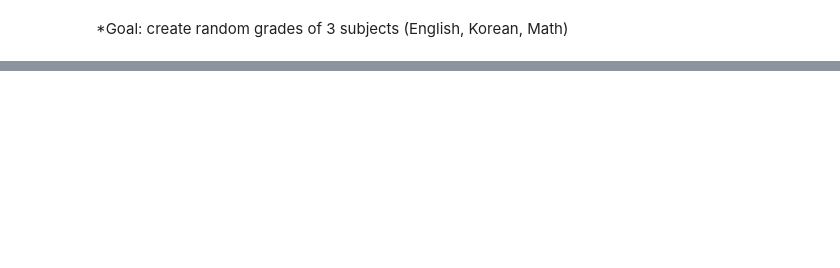
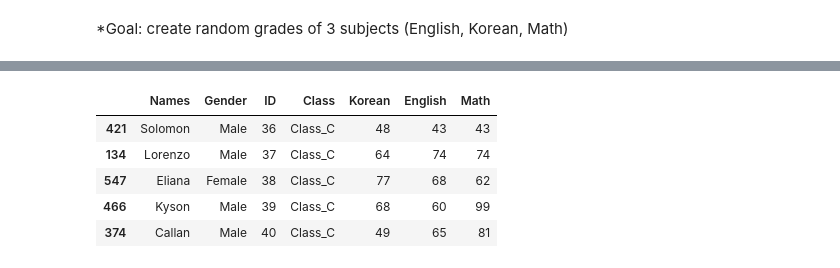
Before and after one commit to MK316/applications, a Jupyter notebook: names1000_2021.ipynb, the cells around one changed output, grey strips where cells are left out. Saved outputs shown, nothing was run; the diff lists cells and outputs as text; code cells hidden in the pictures; blank space fills up the shorter version.

```diff
--- a/names1000_2021.ipynb
+++ b/names1000_2021.ipynb
@@ -126,0 +76,41 @@ data2.head()
+# %%
+#@markdown Create dataframe with random grades for a subject:
+
+#@markdown Todo: Write the name of the subject in a popup window. (e.g., Korean, English, Math)
+
+
+eg = np.random.normal(58, 20, 10000)
+kg = np.random.normal(62, 10, 10000)
+mg = np.random.normal(52, 30, 10000)
+
+eg1 = [s for s in eg if 20 < s < 100.1]
+kg1 = [s for s in kg if 40 < s < 100.1]
+mg1 = [s for s in mg if 30 < s < 100.1]
+
+eg2 = []
+for i in range(0,len(eg1)):
+  m = round(eg1[i])
+  eg2.append(m)
+
+kg2 = []
+for i in range(0,len(kg1)):
+  m = round(kg1[i])
+  kg2.append(m)
+
+mg2 = []
+for i in range(0,len(mg1)):
+  m = round(mg1[i])
+  mg2.append(m)
+
+# Random sampling of 120 for each subject
+
+kgrade = random.sample(kg2,120)
+egrade = random.sample(eg2,120)
+mgrade = random.sample(mg2,120)
+
+# subj = input()
+# subject = str(subj)
+
+data['Korean'] = kgrade
+data['English'] = egrade
+data['Math'] = mgrade
@@ -127 +141,10 @@ data2.head()
+# %%
+data.tail()
+# %% [output]
+|  | Names | Gender | ID | Class | Korean | English | Math |
+| 421 | Solomon | Male | 36 | Class_C | 48 | 43 | 43 |
+| 134 | Lorenzo | Male | 37 | Class_C | 64 | 74 | 74 |
+| 547 | Eliana | Female | 38 | Class_C | 77 | 68 | 62 |
+| 466 | Kyson | Male | 39 | Class_C | 68 | 60 | 99 |
+| 374 | Callan | Male | 40 | Class_C | 49 | 65 | 81 |
 # %% [markdown]
```
Also changed, not shown: parts of 16 cells of this notebook.
